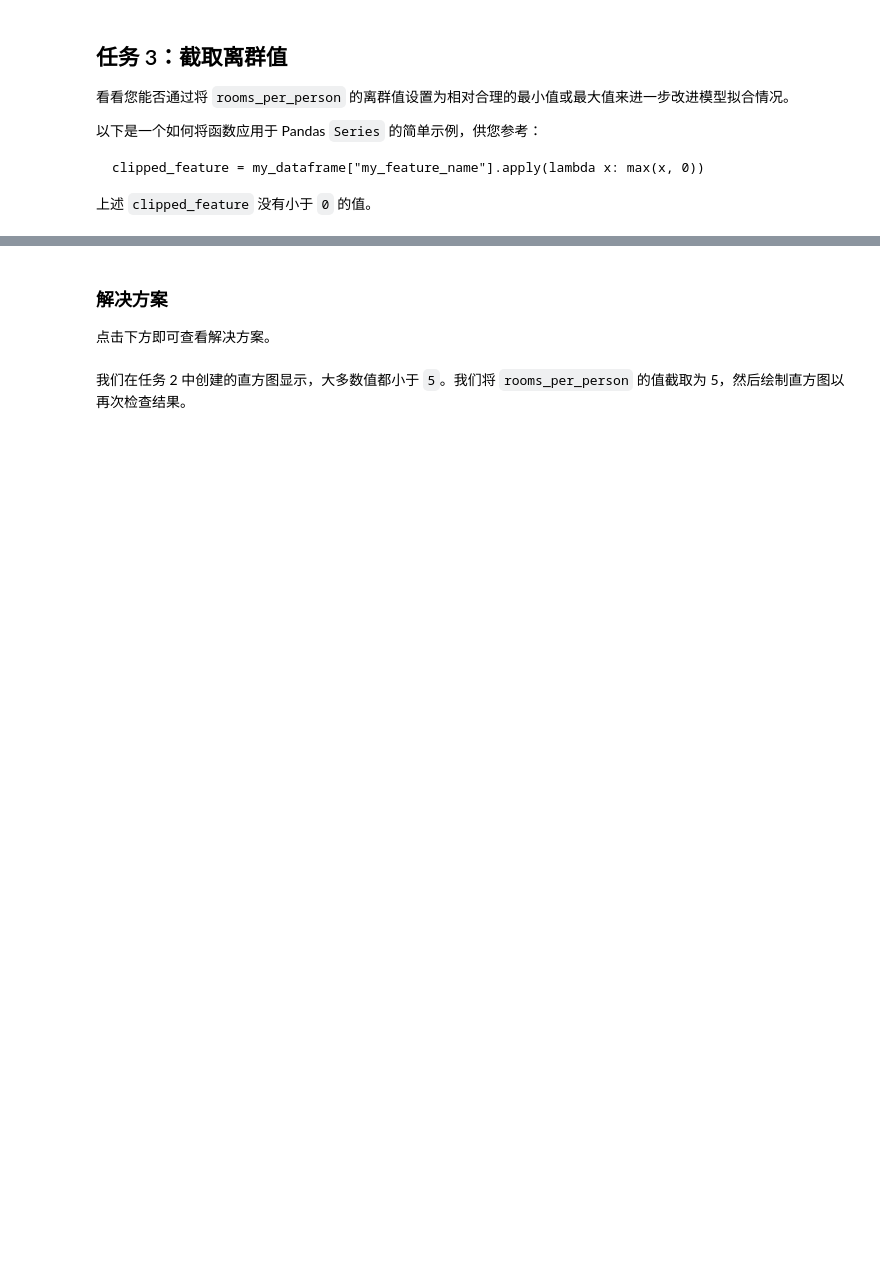
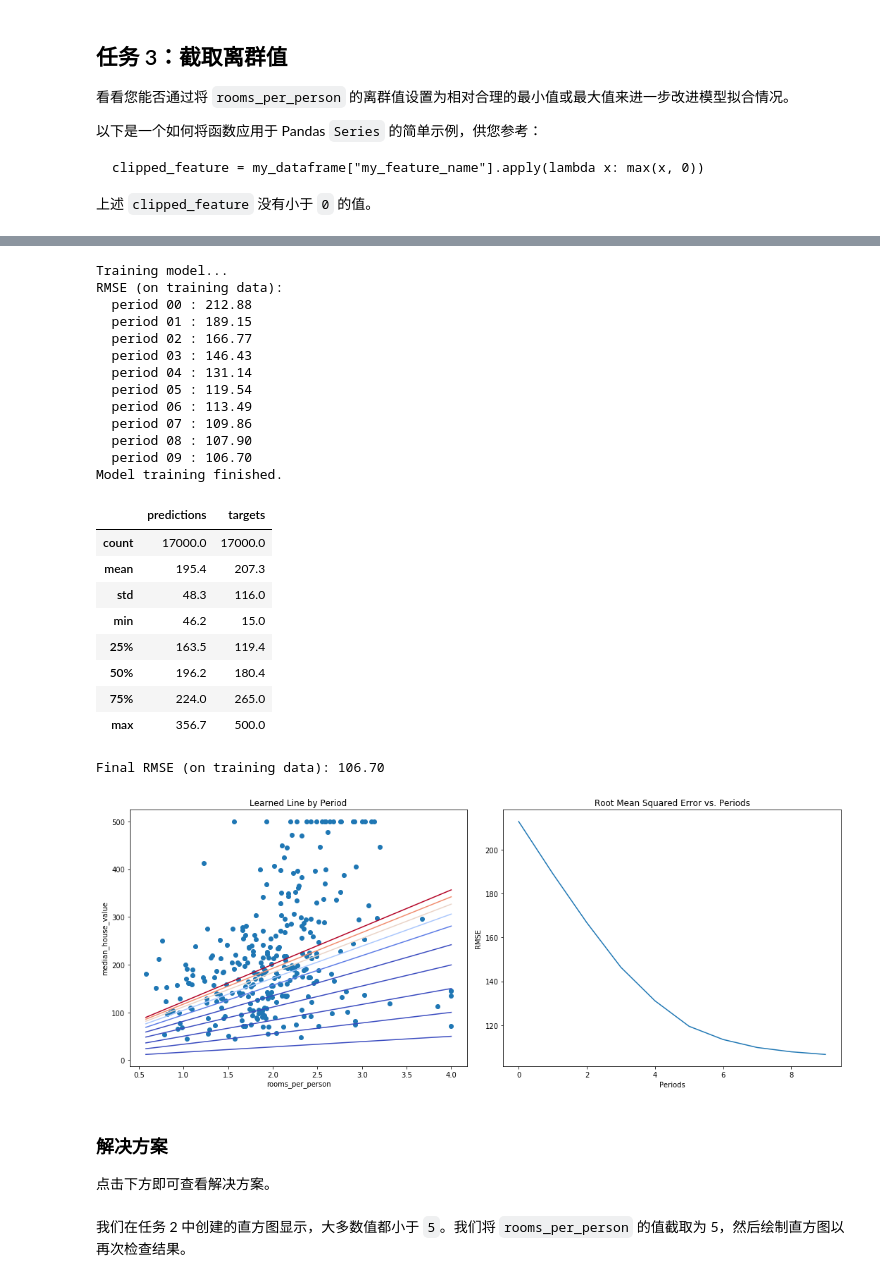
Before and after one commit to Baileyswu/google-tensorflow-tutor, a Jupyter notebook: 3. synthetic_features_and_outliers.ipynb, the cells around one changed output, grey strips where cells are left out. Cells and saved outputs as stored; diff of their text form; code cells hidden in the pictures; blank space fills up the shorter version.

```diff
--- a/3. synthetic_features_and_outliers.ipynb
+++ b/3. synthetic_features_and_outliers.ipynb
@@ -263,3 +350,36 @@ _ = california_housing_dataframe["rooms_per_person"].hist()
+# %%
+california_housing_dataframe["rooms_per_person"] = california_housing_dataframe["rooms_per_person"].apply(lambda x: min(x, 4))
+calibration_data = train_model(
+    learning_rate=0.05,
+    steps=500,
+    batch_size=5,
+    input_feature="rooms_per_person"
+)
+# %% [output]
+Training model...
+RMSE (on training data):
+  period 00 : 212.88
+  period 01 : 189.15
+  period 02 : 166.77
+  period 03 : 146.43
+  period 04 : 131.14
+  period 05 : 119.54
+  period 06 : 113.49
+  period 07 : 109.86
+  period 08 : 107.90
+  period 09 : 106.70
+Model training finished.
+|  | predictions | targets |
+| count | 17000.0 | 17000.0 |
+| mean | 195.4 | 207.3 |
+| std | 48.3 | 116.0 |
+| min | 46.2 | 15.0 |
+| 25% | 163.5 | 119.4 |
+| 50% | 196.2 | 180.4 |
+| 75% | 224.0 | 265.0 |
+| max | 356.7 | 500.0 |
+Final RMSE (on training data): 106.70
+[figure, added]
 # %% [markdown]
  ### 解决方案
 
```
Also changed, not shown: parts of 12 cells of this notebook.
